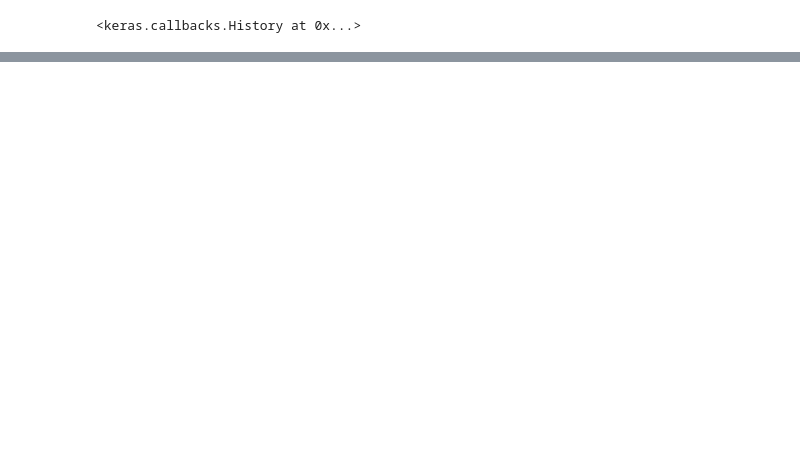
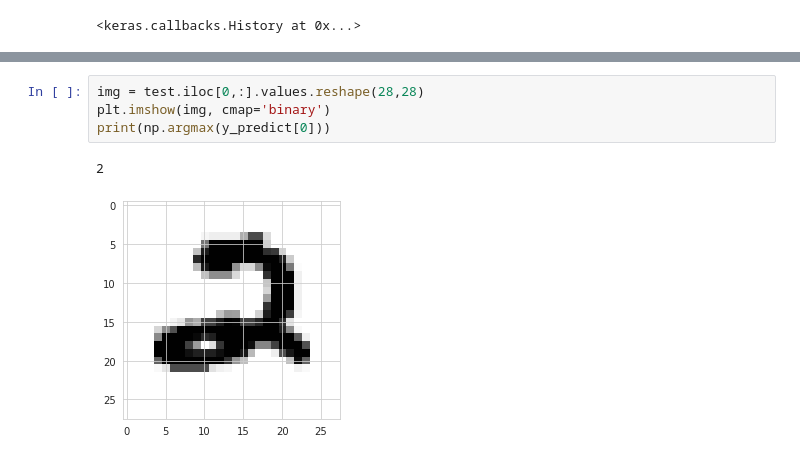
Before and after one commit to arnavjune2/Digit-Recognizer, a Jupyter notebook: DataReco.ipynb, the cells around one changed output, grey strips where cells are left out. Drawn from its saved outputs; the diff is of its cells as text; blank space fills up the shorter version.

```diff
--- a/DataReco.ipynb
+++ b/DataReco.ipynb
@@ -119,0 +148,7 @@ Epoch 30/30
+# %%
+img = test.iloc[0,:].values.reshape(28,28)
+plt.imshow(img, cmap='binary')
+print(np.argmax(y_predict[0]))
+# %% [output]
+2
+[figure, added]
```
Also changed, not shown: parts of 9 cells of this notebook.
